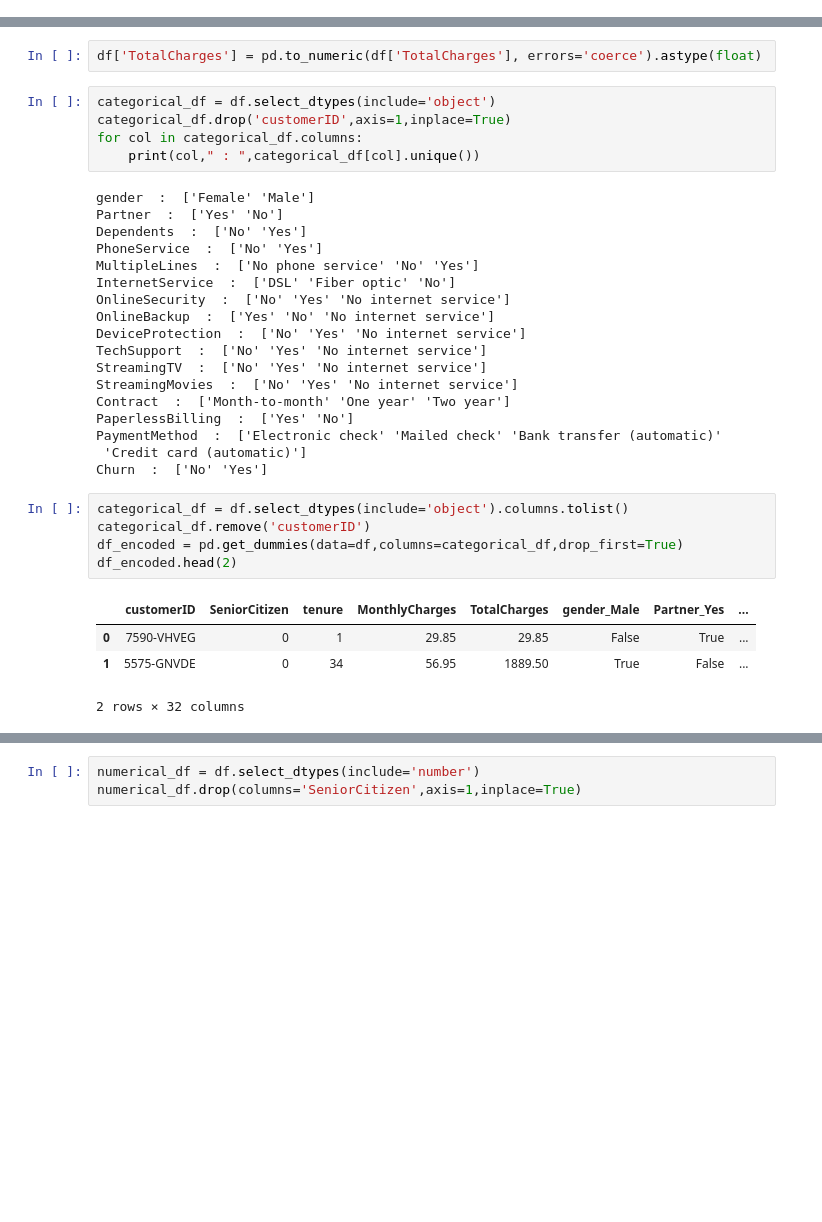
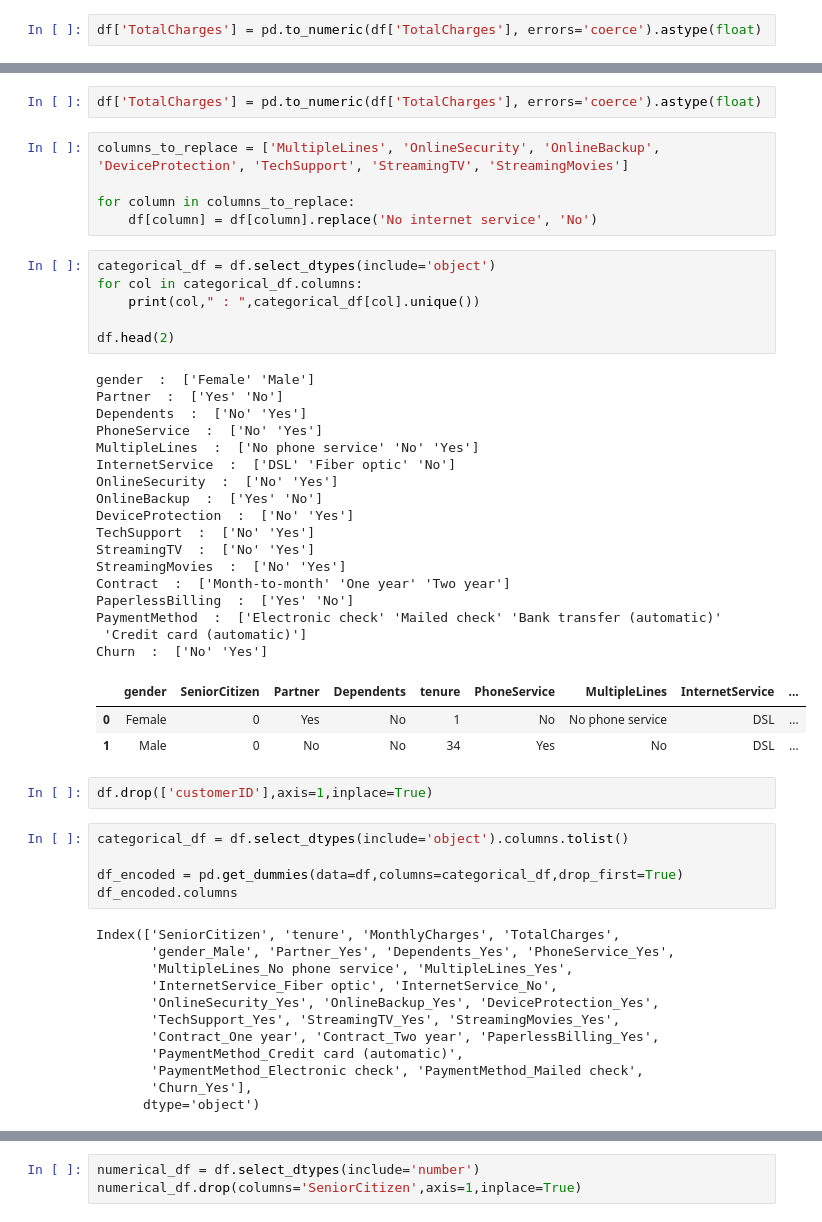
Before and after one commit to Muhammed-Rashid-07/customer_churn_prediction, a Jupyter notebook: analysis.ipynb, the cells around one changed output, grey strips where cells are left out. Cells and saved outputs as stored; diff of their text form; blank space fills up the shorter version.

```diff
--- a/analysis.ipynb
+++ b/analysis.ipynb
@@ -15,5 +15,7 @@ df.head()
 | 3 | 7795-CFOCW | Male | 0 | No | No | 45 | No | No phone service | ... |
 | 4 | 9237-HQITU | Female | 0 | No | No | 2 | Yes | No | ... |
 5 rows × 21 columns
+# %%
+df['TotalCharges'] = pd.to_numeric(df['TotalCharges'], errors='coerce').astype(float)
 # %%
 ## Data Summary
@@ -83,36 +93,54 @@ categorical_df = df.drop(['SeniorCitizen','tenure','MonthlyCharges','TotalCharge
 categorical_df.drop('customerID',axis=1,inplace=True)
 # %%
 df['TotalCharges'] = pd.to_numeric(df['TotalCharges'], errors='coerce').astype(float)
+# %%
+columns_to_replace = ['MultipleLines', 'OnlineSecurity', 'OnlineBackup', 'DeviceProtection', 'TechSupport', 'StreamingTV', 'StreamingMovies']
+
+for column in columns_to_replace:
+    df[column] = df[column].replace('No internet service', 'No')
 # %%
 categorical_df = df.select_dtypes(include='object')
-categorical_df.drop('customerID',axis=1,inplace=True)
 for col in categorical_df.columns:
     print(col," : ",categorical_df[col].unique())
+
+df.head(2)
 # %% [output]
 gender  :  ['Female' 'Male']
 Partner  :  ['Yes' 'No']
 Dependents  :  ['No' 'Yes']
 PhoneService  :  ['No' 'Yes']
 MultipleLines  :  ['No phone service' 'No' 'Yes']
 InternetService  :  ['DSL' 'Fiber optic' 'No']
-OnlineSecurity  :  ['No' 'Yes' 'No internet service']
-OnlineBackup  :  ['Yes' 'No' 'No internet service']
-DeviceProtection  :  ['No' 'Yes' 'No internet service']
-TechSupport  :  ['No' 'Yes' 'No internet service']
-StreamingTV  :  ['No' 'Yes' 'No internet service']
-StreamingMovies  :  ['No' 'Yes' 'No internet service']
+OnlineSecurity  :  ['No' 'Yes']
+OnlineBackup  :  ['Yes' 'No']
+DeviceProtection  :  ['No' 'Yes']
+TechSupport  :  ['No' 'Yes']
+StreamingTV  :  ['No' 'Yes']
+StreamingMovies  :  ['No' 'Yes']
 Contract  :  ['Month-to-month' 'One year' 'Two year']
 PaperlessBilling  :  ['Yes' 'No']
 PaymentMethod  :  ['Electronic check' 'Mailed check' 'Bank transfer (automatic)'
  'Credit card (automatic)']
 Churn  :  ['No' 'Yes']
+|  | gender | SeniorCitizen | Partner | Dependents | tenure | PhoneService | MultipleLines | InternetService | ... |
+| 0 | Female | 0 | Yes | No | 1 | No | No phone service | DSL | ... |
+| 1 | Male | 0 | No | No | 34 | Yes | No | DSL | ... |
+# %%
+df.drop(['customerID'],axis=1,inplace=True)
 # %%
 categorical_df = df.select_dtypes(include='object').columns.tolist()
-categorical_df.remove('customerID')
+
 df_encoded = pd.get_dummies(data=df,columns=categorical_df,drop_first=True)
-df_encoded.head(2)
+df_encoded.columns
 # %% [output]
-|  | customerID | SeniorCitizen | tenure | MonthlyCharges | TotalCharges | gender_Male | Partner_Yes | ... |
-| 0 | 7590-VHVEG | 0 | 1 | 29.85 | 29.85 | False | True | ... |
-| 1 | 5575-GNVDE | 0 | 34 | 56.95 | 1889.50 | True | False | ... |
-2 rows × 32 columns
+Index(['SeniorCitizen', 'tenure', 'MonthlyCharges', 'TotalCharges',
+       'gender_Male', 'Partner_Yes', 'Dependents_Yes', 'PhoneService_Yes',
+       'MultipleLines_No phone service', 'MultipleLines_Yes',
+       'InternetService_Fiber optic', 'InternetService_No',
+       'OnlineSecurity_Yes', 'OnlineBackup_Yes', 'DeviceProtection_Yes',
+       'TechSupport_Yes', 'StreamingTV_Yes', 'StreamingMovies_Yes',
+       'Contract_One year', 'Contract_Two year', 'PaperlessBilling_Yes',
+       'PaymentMethod_Credit card (automatic)',
+       'PaymentMethod_Electronic check', 'PaymentMethod_Mailed check',
+       'Churn_Yes'],
+      dtype='object')
```
Also changed, not shown: parts of 28 cells of this notebook, 13 other files.
